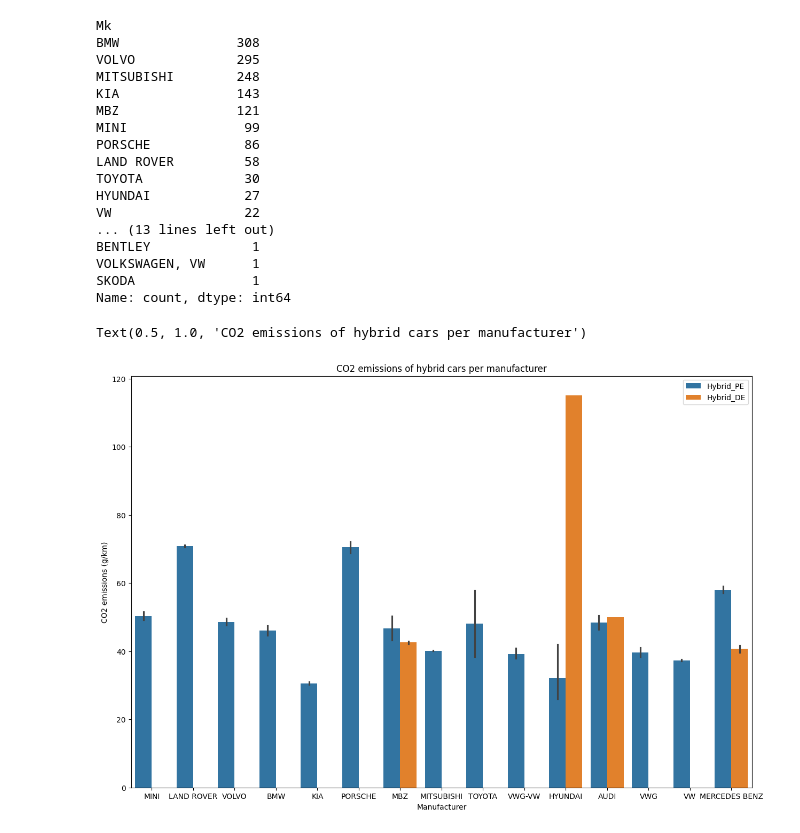
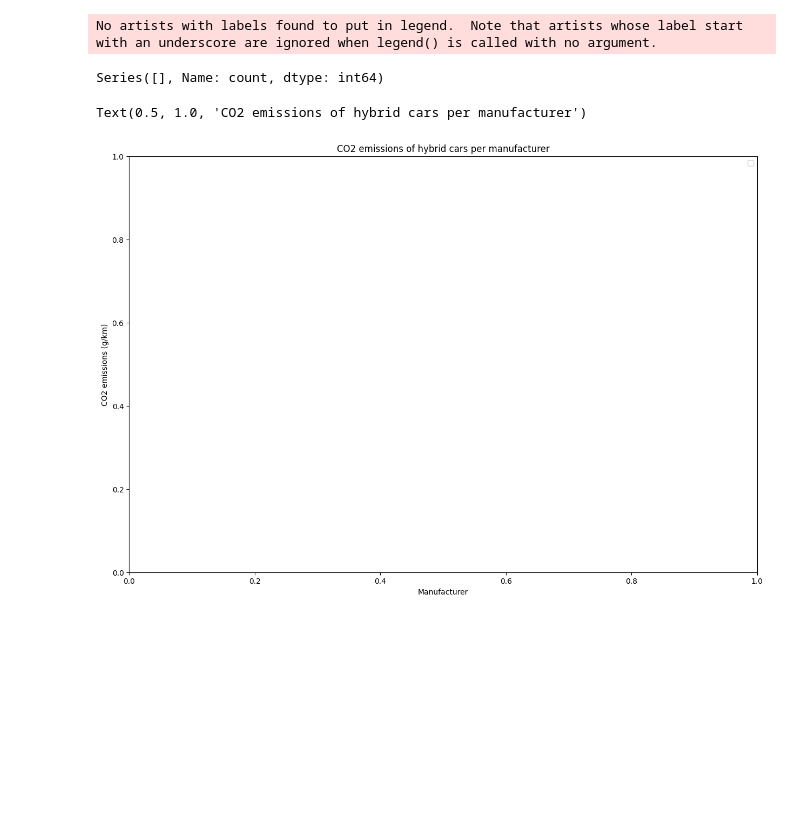
Before and after one commit to ChrisDataScientist/ChrisDataScientist, a Jupyter notebook: Pinelopi_CO2.ipynb, the cells around one changed output. Cells and saved outputs as stored; diff of their text form; code cells hidden in the pictures; blank space fills up the shorter version.

```diff
--- a/Pinelopi_CO2.ipynb
+++ b/Pinelopi_CO2.ipynb
@@ -69,17 +113,23 @@ memory usage: 20.1+ MB
+# %%
+
+# Remove data for electric cars in dataset
+df19 = df19[df19['Fuel_Type'] != "electric"]
+df19 = df19[df19['Fuel_Type'] != "hydrogen"]
+df19 = df19[df19['Fuel_Type'] != "unknown"]
+df19 = df19[df19['Fuel_Type'] != "Hybrid_DE"]
+df19 = df19[df19['Fuel_Type'] != "Hybrid_PE"]
 # %%
 
-# Remove data for electric cars in dataset and create dummy variables for them
-df19 = df19[df19['Ft'] != "electric"]
-df19 = df19[df19['Ft'] != "hydrogen"]
+# Rename and create dummy variables
+print(df19["Fuel_Type"].value_counts(normalize = True)) #Display frequencies of modalities
+df19['Fuel_Type'] = df19['Fuel_Type'].replace({"petrol/electric": "Hybrid_PE", "diesel/electric": "Hybrid_DE"})
 
-print(df19["Ft"].value_counts(normalize = True)) #Display frequencies of modalities
-df19['Ft'] = df19['Ft'].replace({"petrol/electric": "Hybrid_PE", "diesel/electric": "Hybrid_DE"})
 
-df19=df19.join(pd.get_dummies(df19.Ft, prefix="Fuel type").astype(int))
+df19=df19.join(pd.get_dummies(df19.Fuel_Type, prefix="Fuel type").astype(int))
 
 #df19['Electric'] = (df19["Ft"] == "electric") | (df19["Ft"] == "Hybrid_PE") | (df19["Ft"] == "Hybrid_DE") # Boolean series for electric technology or not
 
-df19['Ft2'] = df19['Ft'].replace({"lpg": "others", "ng": "others", "ng-biomethane": "others", "hydrogen": "others", "e85": "others", "Hybrid_PE": "hybrid","Hybrid_DE": "hybrid"}) #create another fuel type variable with the least present modalities labeled as "others"
+df19['Ft2'] = df19['Fuel_Type'].replace({"lpg": "others", "ng": "others", "ng-biomethane": "others", "hydrogen": "others", "e85": "others", "Hybrid_PE": "hybrid","Hybrid_DE": "hybrid"}) #create another fuel type variable with the least present modalities labeled as "others"
 
 df19.head()
 # %% [output]
@@ -105,3 +182,9 @@ Name: proportion, dtype: float64
+# %%
+#Delete columns with many NAs
+df19=df19.drop("IT",axis=1)
+df19=df19.drop("Ernedc (g/km)",axis=1)
+df19=df19.drop("Erwltp (g/km)",axis=1)
+df19=df19.drop("Electric_Consum",axis=1)
 # %%
 # Delete missing values
 #df19 = df19[df19['Enedc (g/km)'].notna()] #only on target variable
@@ -133,2 +235,5 @@ memory usage: 11.2 MB
+# %%
+df19 = df19[df19['Fuel_Type'] != "Hybrid_DE"]
+df19 = df19[df19['Fuel_Type'] != "Hybrid_PE"]
 # %%
 # Check normality
@@ -216,45 +327,30 @@ Text(0, 0.5, 'Fuel type')
 # %%
 # To check emmisions for the 15 most present manufacturers for hybrid cars
-df19['Mk'] = df19['Mk'].replace({"VOLKSWAGEN": "VWG", "VOLKSWAGEN VW": "VWG-VW", "MERCEDES-BENZ": "MBZ"}) #rename so it fits better in plot
+df19['Manufacturer'] = df19['Manufacturer'].replace({"VOLKSWAGEN": "VWG", "VOLKSWAGEN VW": "VWG-VW", "MERCEDES-BENZ": "MBZ"}) #rename so it fits better in plot
 
 #Select hybrid cars
 
-df19_plot_hybrid=df19[(df19["Ft"] == "Hybrid_PE") | (df19["Ft"] == "Hybrid_DE")]
+df19_plot_hybrid=df19[(df19["Fuel_Type"] == "Hybrid_PE") | (df19["Fuel_Type"] == "Hybrid_DE")]
 
 #Select the 15 most present manufacturers
-print(df19_plot_hybrid["Mk"].value_counts()) #Display frequencies of modalities
-value_counts = df19_plot_hybrid["Mk"].value_counts()
+print(df19_plot_hybrid["Manufacturer"].value_counts()) #Display frequencies of modalities
+value_counts = df19_plot_hybrid["Manufacturer"].value_counts()
 most_frequent_Mk = value_counts.nlargest(15).index
-for_graph_Mk = df19_plot_hybrid[df19_plot_hybrid["Mk"].isin(most_frequent_Mk)]
+for_graph_Mk = df19_plot_hybrid[df19_plot_hybrid["Manufacturer"].isin(most_frequent_Mk)]
 
 #Plot
 plt.figure(figsize= (15,10))
-sns.barplot(x="Mk", y="Enedc (g/km)", hue= "Ft", data=for_graph_Mk)
+sns.barplot(x="Manufacturer", y="CO2", hue= "Fuel_Type", data=for_graph_Mk)
 #plt.xlim(0, 5500)
 plt.legend(loc='upper right')
 plt.xlabel('Manufacturer')
 plt.ylabel('CO2 emissions (g/km)')
 plt.title("CO2 emissions of hybrid cars per manufacturer")
 # %% [output]
-Mk
-BMW               308
-VOLVO             295
-MITSUBISHI        248
-KIA               143
-MBZ               121
-MINI               99
-PORSCHE            86
-LAND ROVER         58
-TOYOTA             30
-HYUNDAI            27
-VW                 22
-... (13 lines left out)
-BENTLEY             1
-VOLKSWAGEN, VW      1
-SKODA               1
-Name: count, dtype: int64
+No artists with labels found to put in legend.  Note that artists whose label start with an underscore are ignored when legend() is called with no argument.
-Text(0.5, 1.0, 'CO2 emissions of hybrid cars per manufacturer')
+Series([], Name: count, dtype: int64)
+Text(0.5, 1.0, 'CO2 emissions of hybrid cars per manufacturer')
-[figure, old version]
+[figure, new version]
 # %%
 # To check emmisions for the 15 most present manufacturers for non electric cars
 #Select non-electric cars and most present fuel types
```
Also changed, not shown: parts of 17 cells of this notebook.
